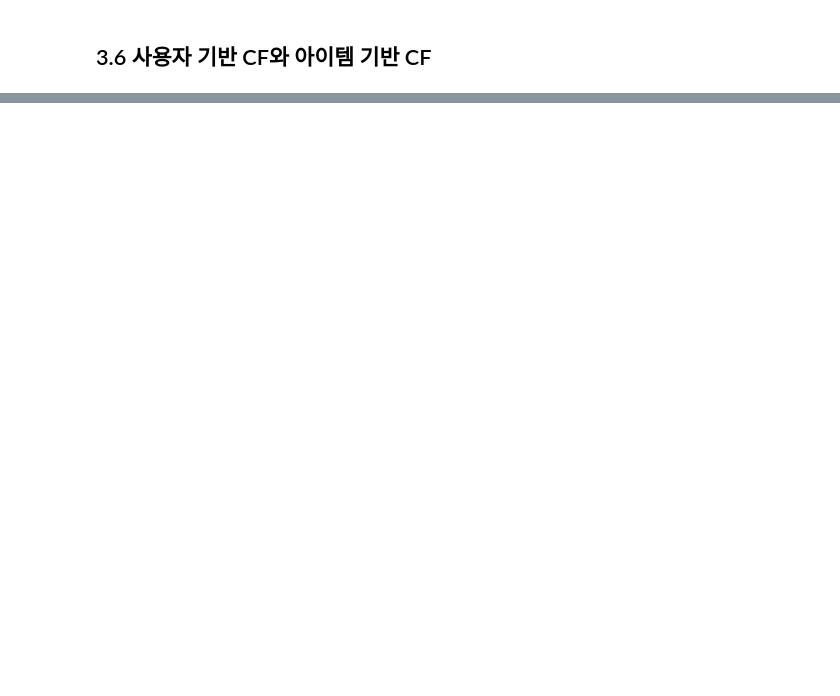
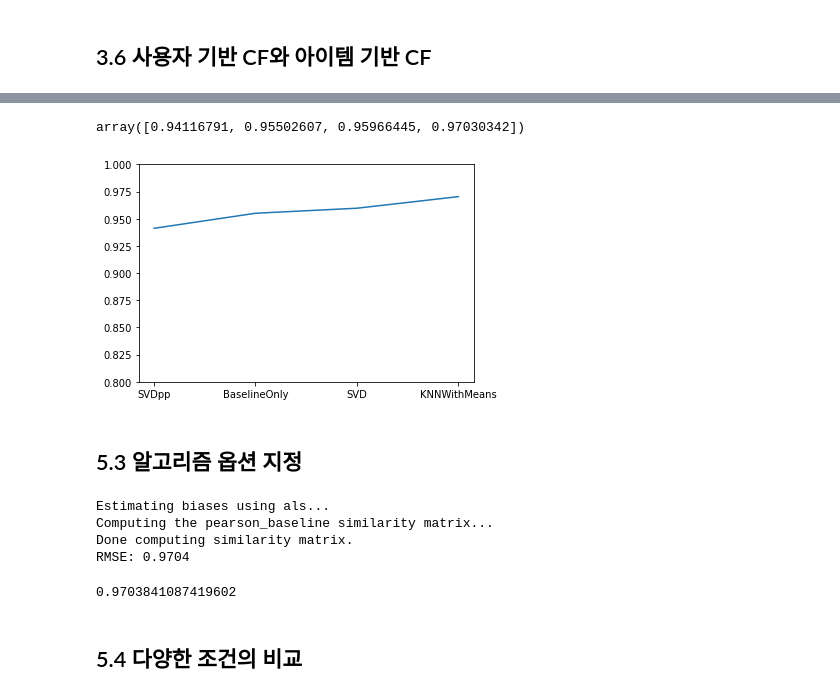
Before and after one commit to lucio-karin0506/SaltLux-Project, a Jupyter notebook: Recommendation System/추천시스템 강의 코드.ipynb, the cells around one changed output, grey strips where cells are left out. Saved outputs shown, nothing was run; the diff lists cells and outputs as text; code cells hidden in the pictures; blank space fills up the shorter version.

```diff
--- a/Recommendation System/추천시스템 강의 코드.ipynb
+++ b/Recommendation System/추천시스템 강의 코드.ipynb
@@ -495,0 +626,15 @@ score(CF_IBCF)
+# %%
+# load dataset
+import os
+
+file_path = os.path.expanduser('./surprise_data/ml-100k/u.data')
+reader = Reader(line_format='user item rating timestamp', sep='\t')
+
+data = Dataset.load_from_file(file_path, reader=reader)
+# %%
+trainset, testset = train_test_split(data, test_size=0.5)
+
+algo = KNNWithMeans()
+algo.fit(trainset)
+predictions = algo.test(testset)
+accuracy.rmse(predictions)
@@ -495,0 +648,15 @@ score(CF_IBCF)
+# %%
+# compare algorithms
+algorithms = [BaselineOnly, KNNWithMeans, SVD, SVDpp]
+names = []
+results = []
+
+for option in algorithms:
+    algo = option()
+    names.append(option.__name__) # 알고리즘 이름
+    algo.fit(trainset)
+    predictions = algo.test(testset)
+    results.append(accuracy.rmse(predictions))
+
+names = np.array(names)
+results = np.array(results)
@@ -495,0 +671,28 @@ score(CF_IBCF)
+# %%
+import matplotlib.pyplot as plt
+
+index = np.argsort(results)
+plt.ylim(0.8, 1)
+plt.plot(names[index], results[index])
+results[index]
+# %% [output]
+array([0.94116791, 0.95502607, 0.95966445, 0.97030342])
+[figure, added]
+# %% [markdown]
+## 5.3 알고리즘 옵션 지정
+# %%
+# 알고리즘 옵션 변경, 정확도 계산
+sim_options = {'name': 'pearson_baseline', 'user_based': True}
+
+algo = KNNWithMeans(k=30, sim_options=sim_options)
+algo.fit(trainset)
+predictions = algo.test(testset)
+accuracy.rmse(predictions)
+# %% [output]
+Estimating biases using als...
+Computing the pearson_baseline similarity matrix...
+Done computing similarity matrix.
+RMSE: 0.9704
+0.9703841087419602
+# %% [markdown]
+## 5.4 다양한 조건의 비교
```
Also changed, not shown: parts of 72 cells of this notebook.
